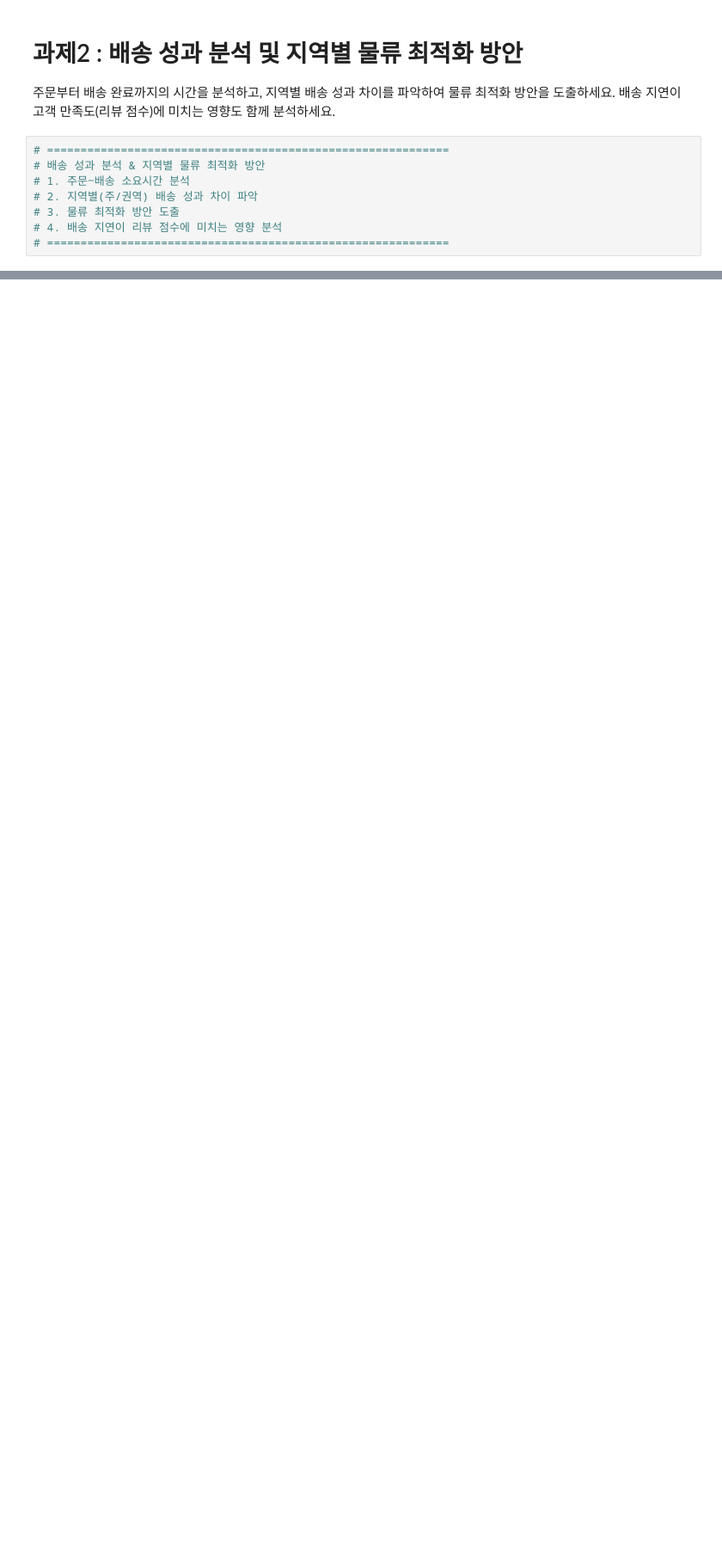
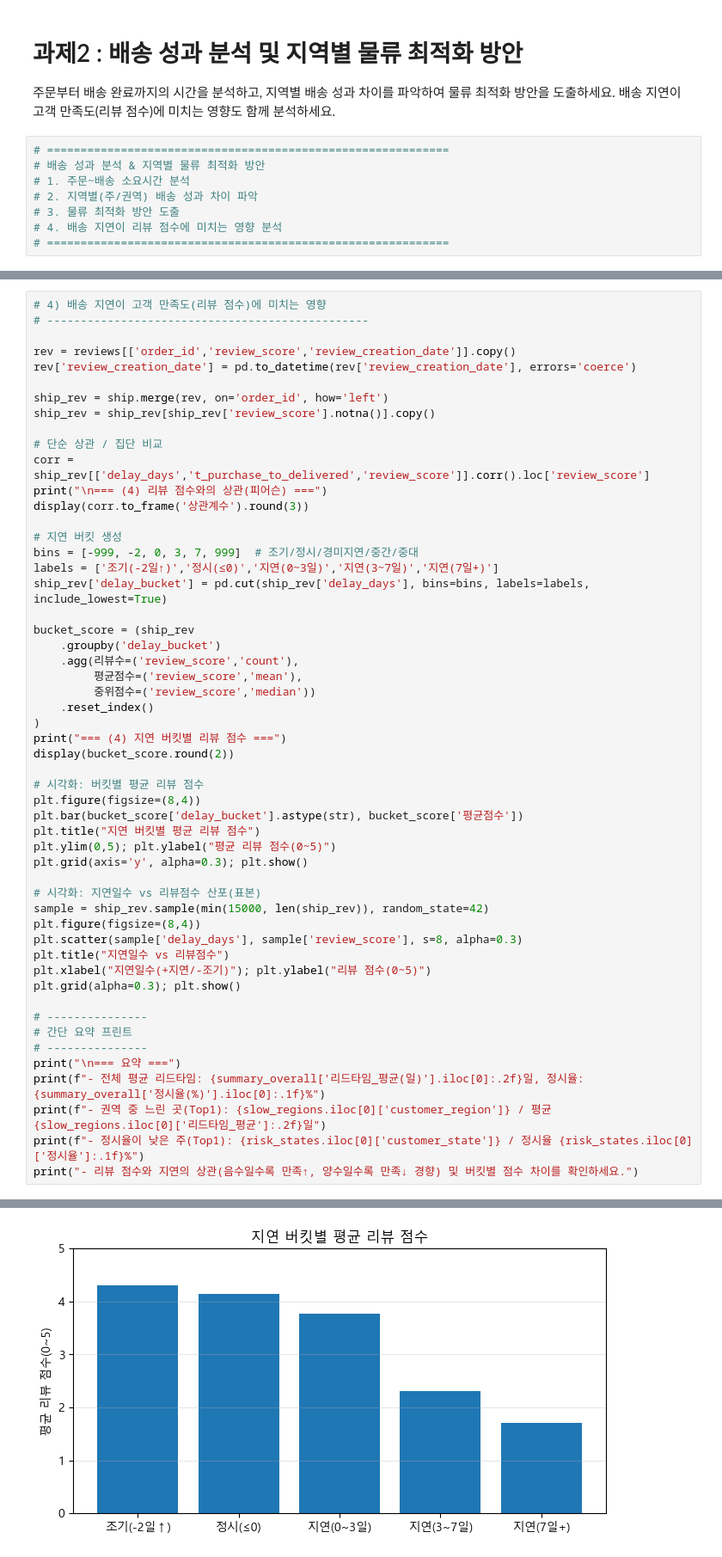
Before and after one commit to im-louise/pj-data-analysis, a Jupyter notebook: p2_ship.ipynb, the cells around one changed output, grey strips where cells are left out. Shown at 86% size. Cells and saved outputs as stored; diff of their text form; blank space fills up the shorter version.

```diff
--- a/p2_ship.ipynb
+++ b/p2_ship.ipynb
@@ -273,0 +465,54 @@ print("6) 예외관리: 지연 가능성 높은 주문을 조기 탐지하여
+# %%
+# 4) 배송 지연이 고객 만족도(리뷰 점수)에 미치는 영향
+# ------------------------------------------------
+
+rev = reviews[['order_id','review_score','review_creation_date']].copy()
+rev['review_creation_date'] = pd.to_datetime(rev['review_creation_date'], errors='coerce')
+
+ship_rev = ship.merge(rev, on='order_id', how='left')
+ship_rev = ship_rev[ship_rev['review_score'].notna()].copy()
+
+# 단순 상관 / 집단 비교
+corr = ship_rev[['delay_days','t_purchase_to_delivered','review_score']].corr().loc['review_score']
+print("\n=== (4) 리뷰 점수와의 상관(피어슨) ===")
+display(corr.to_frame('상관계수').round(3))
+
+# 지연 버킷 생성
+bins = [-999, -2, 0, 3, 7, 999]  # 조기/정시/경미지연/중간/중대
+labels = ['조기(-2일↑)','정시(≤0)','지연(0~3일)','지연(3~7일)','지연(7일+)']
+ship_rev['delay_bucket'] = pd.cut(ship_rev['delay_days'], bins=bins, labels=labels, include_lowest=True)
+
+bucket_score = (ship_rev
+    .groupby('delay_bucket')
+    .agg(리뷰수=('review_score','count'),
+         평균점수=('review_score','mean'),
+         중위점수=('review_score','median'))
+    .reset_index()
+)
+print("=== (4) 지연 버킷별 리뷰 점수 ===")
+display(bucket_score.round(2))
+
+# 시각화: 버킷별 평균 리뷰 점수
+plt.figure(figsize=(8,4))
+plt.bar(bucket_score['delay_bucket'].astype(str), bucket_score['평균점수'])
+plt.title("지연 버킷별 평균 리뷰 점수")
+plt.ylim(0,5); plt.ylabel("평균 리뷰 점수(0~5)")
+plt.grid(axis='y', alpha=0.3); plt.show()
+
+# 시각화: 지연일수 vs 리뷰점수 산포(표본)
+sample = ship_rev.sample(min(15000, len(ship_rev)), random_state=42)
+plt.figure(figsize=(8,4))
+plt.scatter(sample['delay_days'], sample['review_score'], s=8, alpha=0.3)
+plt.title("지연일수 vs 리뷰점수")
+plt.xlabel("지연일수(+지연/-조기)"); plt.ylabel("리뷰 점수(0~5)")
+plt.grid(alpha=0.3); plt.show()
+
+# ---------------
+# 간단 요약 프린트
+# ---------------
+print("\n=== 요약 ===")
+print(f"- 전체 평균 리드타임: {summary_overall['리드타임_평균(일)'].iloc[0]:.2f}일, 정시율: {summary_overall['정시율(%)'].iloc[0]:.1f}%")
+print(f"- 권역 중 느린 곳(Top1): {slow_regions.iloc[0]['customer_region']} / 평균 {slow_regions.iloc[0]['리드타임_평균']:.2f}일")
+print(f"- 정시율이 낮은 주(Top1): {risk_states.iloc[0]['customer_state']} / 정시율 {risk_states.iloc[0]['정시율']:.1f}%")
+print("- 리뷰 점수와 지연의 상관(음수일수록 만족↑, 양수일수록 만족↓ 경향) 및 버킷별 점수 차이를 확인하세요.")
+# %% [output]
@@ -273,0 +531 @@ print("6) 예외관리: 지연 가능성 높은 주문을 조기 탐지하여
+[figure, added]
```
Also changed, not shown: parts of 7 cells of this notebook, 6 other files.
